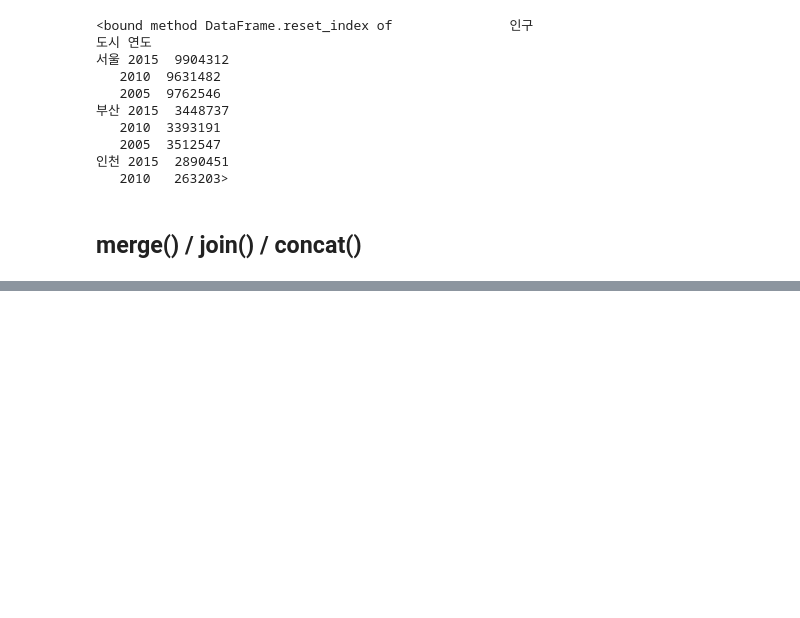
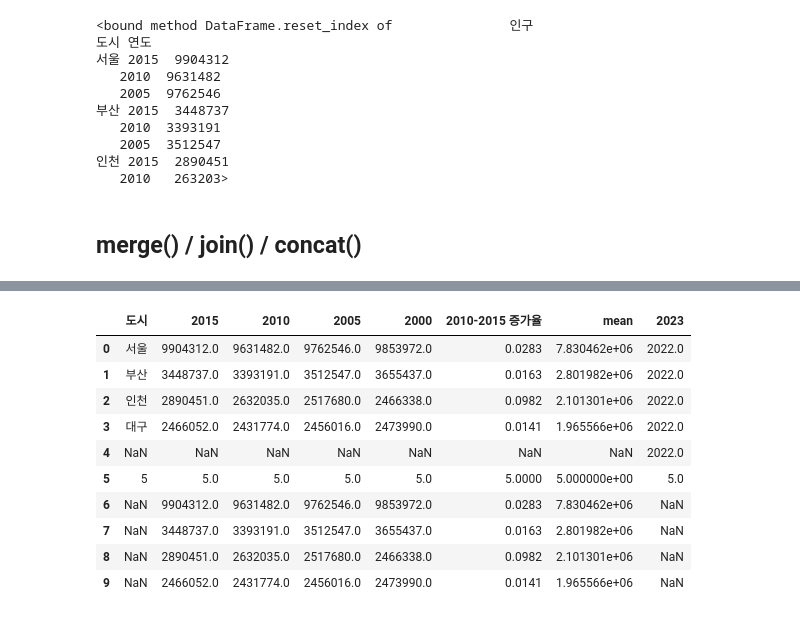
Before and after one commit to smjune/ipynb, a Jupyter notebook: dsschool/dsschool.ipynb, the cells around one changed output, grey strips where cells are left out. Drawn from its saved outputs; the diff is of its cells as text; code cells hidden in the pictures; blank space fills up the shorter version.

```diff
--- a/dsschool/dsschool.ipynb
+++ b/dsschool/dsschool.ipynb
@@ -803,0 +930,16 @@ pdf2.reset_index
+# %%
+pd.concat([df6,df],axis=0,ignore_index=True)
+
+# index 값이 리셋된다.
+# %% [output]
+|  | 도시 | 2015 | 2010 | 2005 | 2000 | 2010-2015 증가율 | mean | 2023 |
+| 0 | 서울 | 9904312.0 | 9631482.0 | 9762546.0 | 9853972.0 | 0.0283 | 7.830462e+06 | 2022.0 |
+| 1 | 부산 | 3448737.0 | 3393191.0 | 3512547.0 | 3655437.0 | 0.0163 | 2.801982e+06 | 2022.0 |
+| 2 | 인천 | 2890451.0 | 2632035.0 | 2517680.0 | 2466338.0 | 0.0982 | 2.101301e+06 | 2022.0 |
+| 3 | 대구 | 2466052.0 | 2431774.0 | 2456016.0 | 2473990.0 | 0.0141 | 1.965566e+06 | 2022.0 |
+| 4 | NaN | NaN | NaN | NaN | NaN | NaN | NaN | 2022.0 |
+| 5 | 5 | 5.0 | 5.0 | 5.0 | 5.0 | 5.0000 | 5.000000e+00 | 5.0 |
+| 6 | NaN | 9904312.0 | 9631482.0 | 9762546.0 | 9853972.0 | 0.0283 | 7.830462e+06 | NaN |
+| 7 | NaN | 3448737.0 | 3393191.0 | 3512547.0 | 3655437.0 | 0.0163 | 2.801982e+06 | NaN |
+| 8 | NaN | 2890451.0 | 2632035.0 | 2517680.0 | 2466338.0 | 0.0982 | 2.101301e+06 | NaN |
+| 9 | NaN | 2466052.0 | 2431774.0 | 2456016.0 | 2473990.0 | 0.0141 | 1.965566e+06 | NaN |
```
Also changed, not shown: parts of 14 cells of this notebook, 2 other files.
